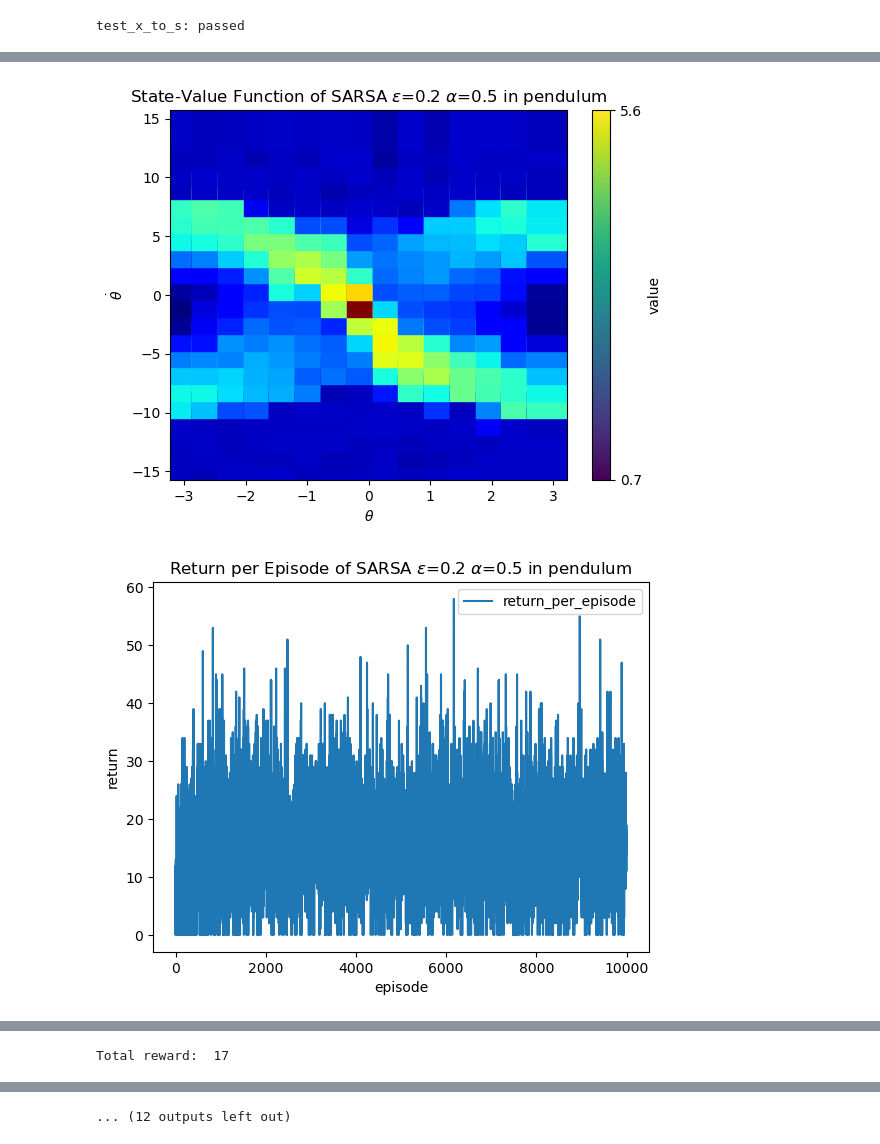
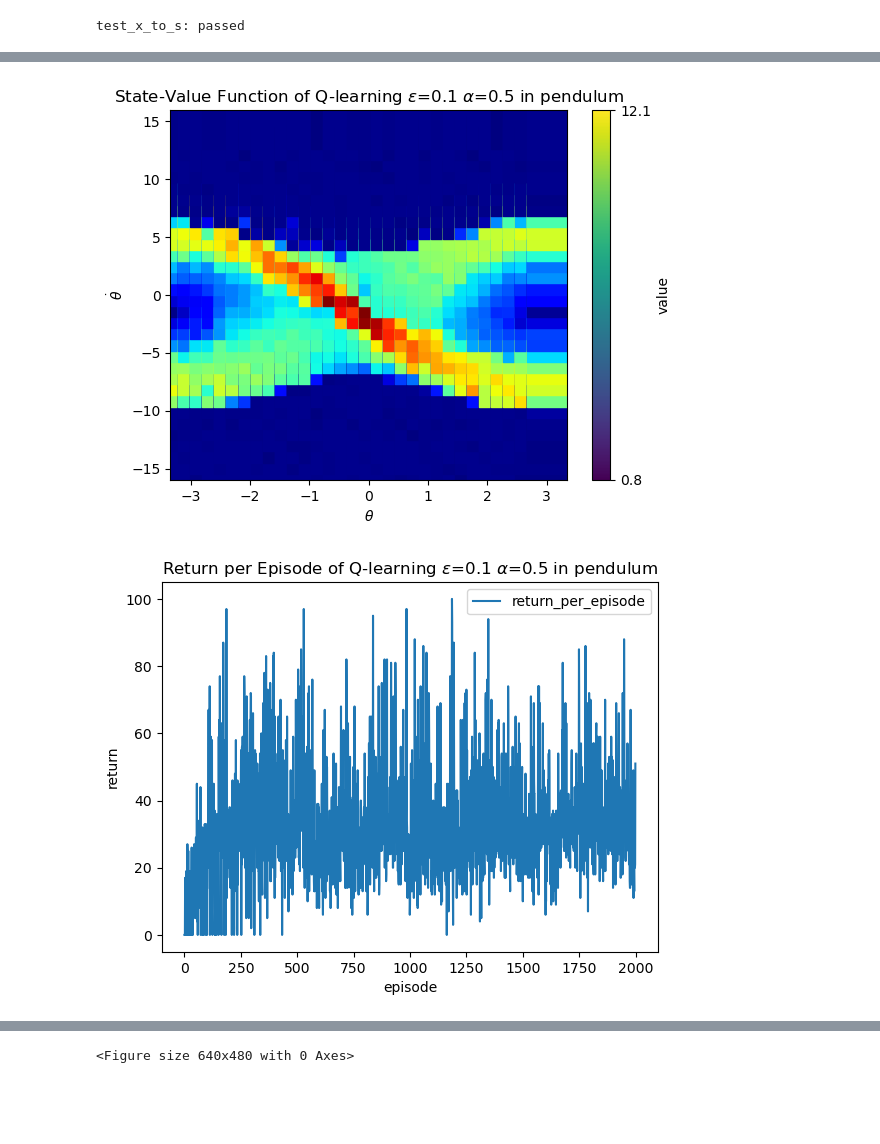
Before and after one commit to uiuc-ae598-rl-2023-spring/hw1-dp-LXYYY, a Jupyter notebook: test.ipynb, the cells around one changed output, grey strips where cells are left out. Saved outputs shown, nothing was run; the diff lists cells and outputs as text; code cells hidden in the pictures; blank space fills up the shorter version.

```diff
--- a/test.ipynb
+++ b/test.ipynb
@@ -20,10 +20,10 @@ def test_x_to_s(env):
 
 algorithms_for_scenes = {
     # 'gridworld': ['sarsa', 'q_learning', 'policy_iteration', 'value_iteration'],
-    'pendulum': ['sarsa', 'q_learning']}
-max_it_n = {'sarsa': 10000, 'q_learning': 10000, 'policy_iteration': 200, 'value_iteration': 200}
-epsilon_fixed = 0.3
-alpha_fixed = 0.4
+    'pendulum': ['q_learning']}
+max_it_n = {'sarsa': 2000, 'q_learning': 2000, 'policy_iteration': 200, 'value_iteration': 200}
+epsilon_fixed = 0.1
+alpha_fixed = 0.5
 # epsilon_n = [0.1, 0.2, 0.3, 0.4, epsilon_fixed, epsilon_fixed, epsilon_fixed, epsilon_fixed]
 # alpha_n = [alpha_fixed, alpha_fixed, alpha_fixed, alpha_fixed, 0.3, 0.4, 0.5, 0.6]
 epsilon_n = [epsilon_fixed]
@@ -34,7 +34,7 @@ train = True
 
 for scene, algorithms in algorithms_for_scenes.items():
     # Create environment
-    env = gridworld.GridWorld(hard_version=False) if scene == 'gridworld' else discrete_pendulum.Pendulum(n_theta=15, n_thetadot=21)
+    env = gridworld.GridWorld(hard_version=False) if scene == 'gridworld' else discrete_pendulum.Pendulum(n_theta=31, n_thetadot=31)
 
     if scene=='pendulum':
         test_x_to_s(env)
@@ -52,8 +52,10 @@ for scene, algorithms in algorithms_for_scenes.items():
             env.reset()
             learn = get_learn_function(alg=alg)
             checkpoint = 'ckp' if load_checkpoint else None
-            model = learn(env, scene=scene, epsilon=eps, alpha=alp, max_it=max_it, load=checkpoint, train=train)
-            model.save_checkpoint('ckp')
+            # model = learn(env, scene=scene, epsilon=eps, alpha=alp, max_it=max_it, load=checkpoint, train=train)
+
+            model = learn(env, scene='pendulum', epsilon=0.1, alpha=0.5, max_it=2000)
+            # model.save_checkpoint('ckp')
 
             # Initialize simulation
             s = env.reset()
@@ -181,2 +217,2 @@ test_x_to_s: passed
-[figure, old version]
+[figure, new version]
-[figure, old version]
+[figure, new version]
@@ -184 +219,0 @@ test_x_to_s: passed
-Total reward:  17
@@ -237 +223 @@ Total reward:  17
-... (12 outputs left out)
+<Figure size 640x480 with 0 Axes>
```
Also changed, not shown: parts of 1 cell of this notebook, 10 other files.
